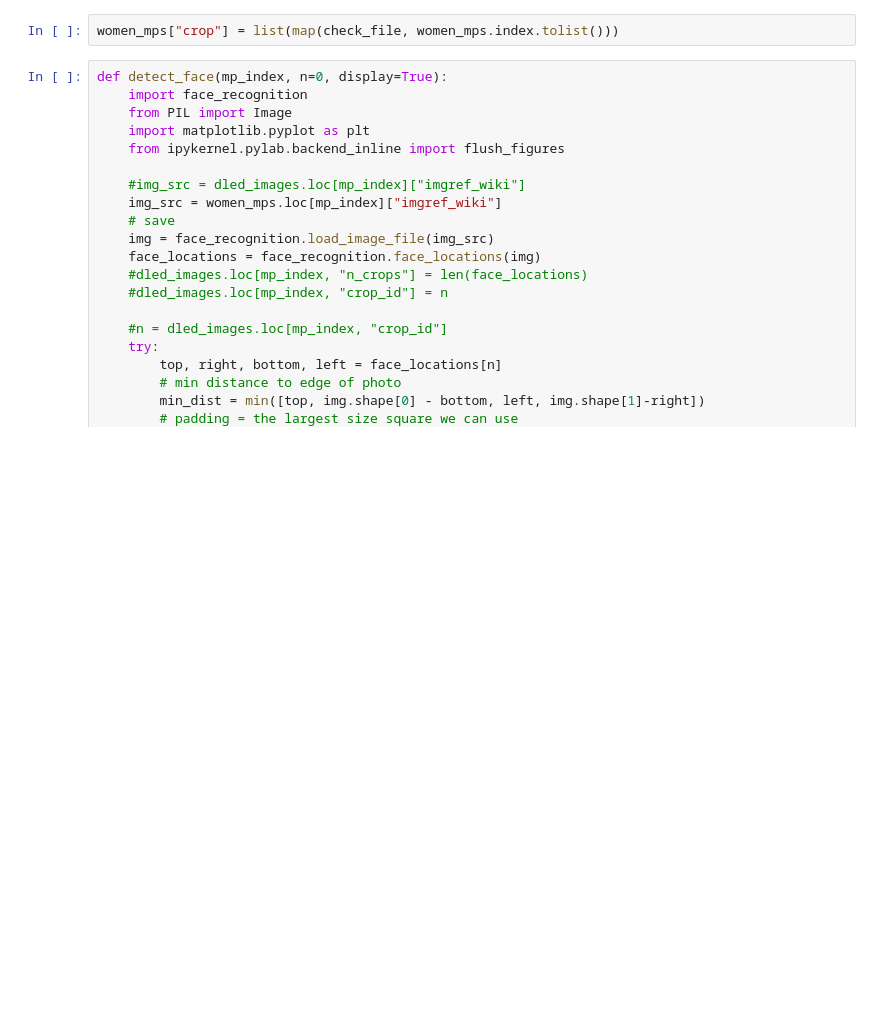
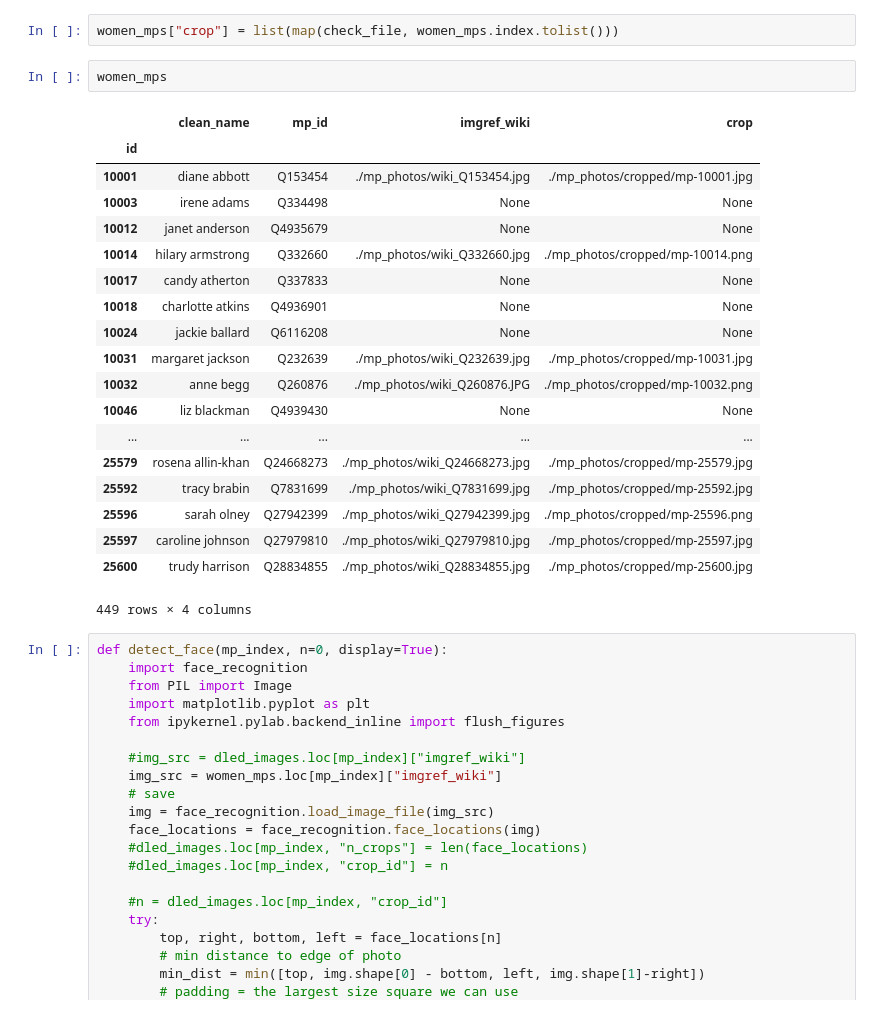
Before and after one commit to dldx/women-in-congress, a Jupyter notebook: MP_photos.ipynb, the cells around one changed output. Cells and saved outputs as stored; diff of their text form; blank space fills up the shorter version.

```diff
--- a/MP_photos.ipynb
+++ b/MP_photos.ipynb
@@ -190,6 +173,28 @@ def check_file(id):
 dled_images["crop"] = list(map(check_file, dled_images.index.tolist()))
 # %%
 women_mps["crop"] = list(map(check_file, women_mps.index.tolist()))
+# %%
+women_mps
+# %% [output]
+|  | clean_name | mp_id | imgref_wiki | crop |
+| id |  |  |  |  |
+| 10001 | diane abbott | Q153454 | ./mp_photos/wiki_Q153454.jpg | ./mp_photos/cropped/mp-10001.jpg |
+| 10003 | irene adams | Q334498 | None | None |
+| 10012 | janet anderson | Q4935679 | None | None |
+| 10014 | hilary armstrong | Q332660 | ./mp_photos/wiki_Q332660.jpg | ./mp_photos/cropped/mp-10014.png |
+| 10017 | candy atherton | Q337833 | None | None |
+| 10018 | charlotte atkins | Q4936901 | None | None |
+| 10024 | jackie ballard | Q6116208 | None | None |
+| 10031 | margaret jackson | Q232639 | ./mp_photos/wiki_Q232639.jpg | ./mp_photos/cropped/mp-10031.jpg |
+| 10032 | anne begg | Q260876 | ./mp_photos/wiki_Q260876.JPG | ./mp_photos/cropped/mp-10032.png |
+| 10046 | liz blackman | Q4939430 | None | None |
+| ... | ... | ... | ... | ... |
+| 25579 | rosena allin-khan | Q24668273 | ./mp_photos/wiki_Q24668273.jpg | ./mp_photos/cropped/mp-25579.jpg |
+| 25592 | tracy brabin | Q7831699 | ./mp_photos/wiki_Q7831699.jpg | ./mp_photos/cropped/mp-25592.jpg |
+| 25596 | sarah olney | Q27942399 | ./mp_photos/wiki_Q27942399.jpg | ./mp_photos/cropped/mp-25596.png |
+| 25597 | caroline johnson | Q27979810 | ./mp_photos/wiki_Q27979810.jpg | ./mp_photos/cropped/mp-25597.jpg |
+| 25600 | trudy harrison | Q28834855 | ./mp_photos/wiki_Q28834855.jpg | ./mp_photos/cropped/mp-25600.jpg |
+449 rows × 4 columns
 # %%
 def detect_face(mp_index, n=0, display=True):
     import face_recognition
```
Also changed, not shown: parts of 1 cell of this notebook.
